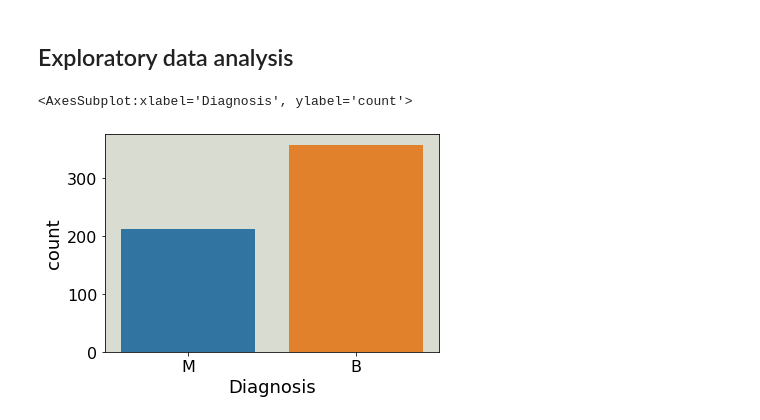
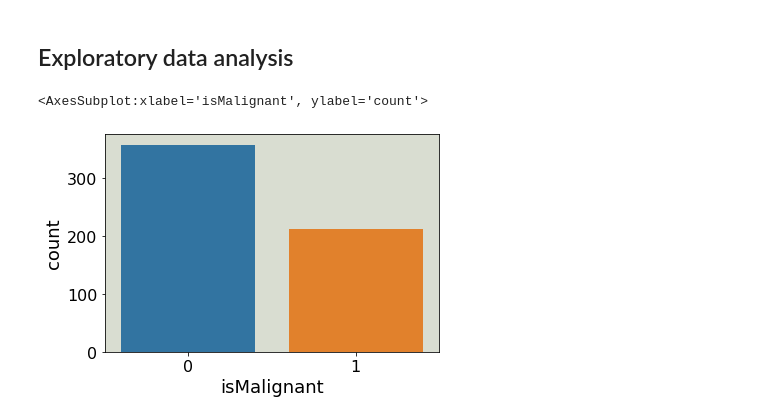
Before and after one commit to csparanjape/breast_cancer_diagnosis, a Jupyter notebook: 01_Data_Cleaning.ipynb, the cells around one changed output. Drawn from its saved outputs; the diff is of its cells as text; code cells hidden in the pictures.

```diff
--- a/01_Data_Cleaning.ipynb
+++ b/01_Data_Cleaning.ipynb
@@ -128,0 +131,4 @@ There are 569 entries with no missing values.
+# %%
+df['isMalignant']=pd.get_dummies(df['Diagnosis'],drop_first=True)
+# %%
+df.drop(['Diagnosis'],axis=1,inplace=True)
@@ -129,10 +151,10 @@ There are 569 entries with no missing values.
 # %% [markdown]
 ## Exploratory data analysis
 # %%
-sns.countplot(data=df,x='Diagnosis')
+sns.countplot(data=df,x='isMalignant')
 # %% [output]
-<AxesSubplot:xlabel='Diagnosis', ylabel='count'>
+<AxesSubplot:xlabel='isMalignant', ylabel='count'>
-[figure, old version]
+[figure, new version]
 # %%
 def plotHist(df,featureName,target):
     fig,ax=plt.subplots(nrows=1,ncols=3,figsize=(18,6))
```
Also changed, not shown: parts of 12 cells of this notebook, 1 other file.
